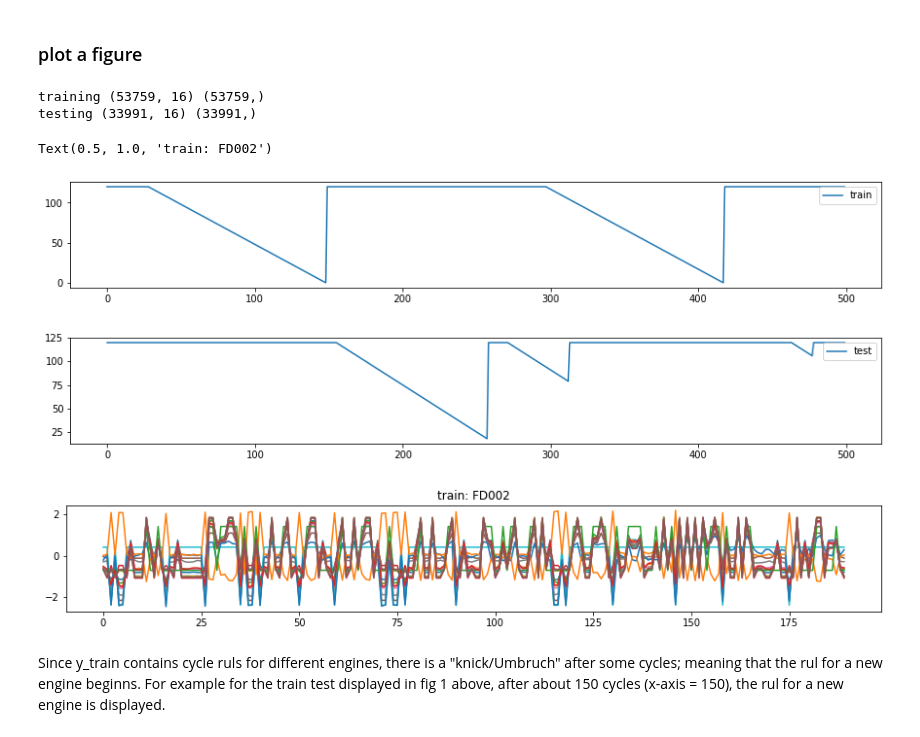
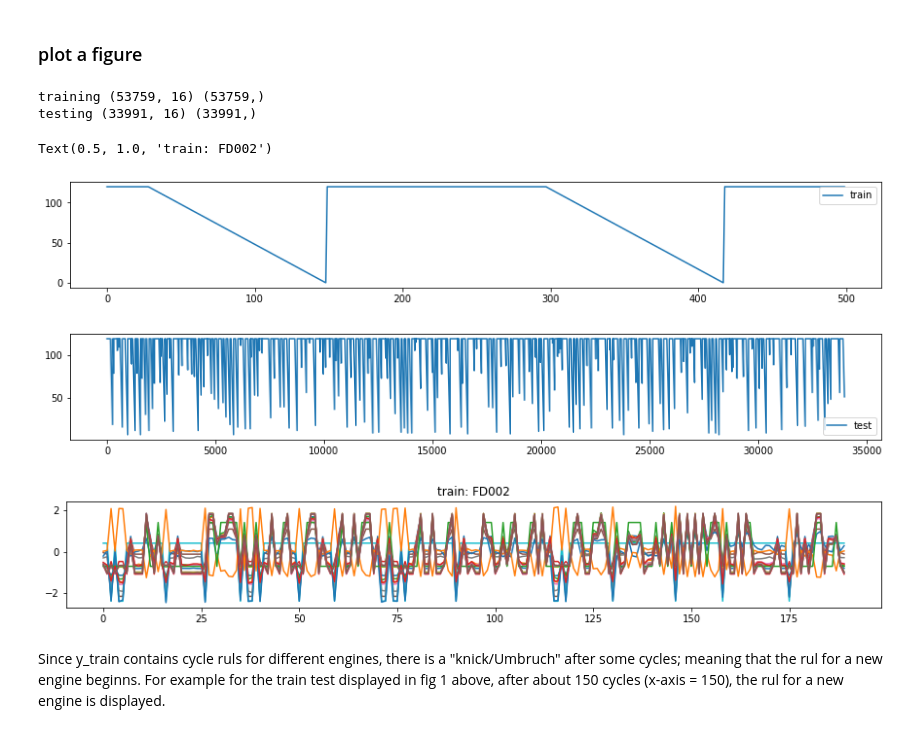
Before and after one commit to JoeZYX/AutoRUL, a Jupyter notebook: ECLSTM_RUL_estimation_tests.ipynb, the cells around one changed output. Cells and saved outputs as stored; diff of their text form; code cells hidden in the pictures.

```diff
--- a/ECLSTM_RUL_estimation_tests.ipynb
+++ b/ECLSTM_RUL_estimation_tests.ipynb
@@ -177,4 +177,4 @@ train_FD
 | 53758 | 260 | 316 | 35.00360 | 0.84000 | 100.00000 | 449.44000 | 556.64000 | 1374.61000 | 1145.52000 | 5.48000 | ... |
 53759 rows × 27 columns
 # %%
-col_to_drop = identify_and_remove_unique_columns(train_FD)
+col_to_drop = identify_and_remove_unique_columns(train_FD, rtf_id = "engine_id", cycle_column_name= "cycle")
@@ -234,34 +224,34 @@ train_FD
 # %%
 training_data = train_FD.values
 testing_data = test_FD.values
 
 x_train = training_data[:, 2:-1] # train data without "rul, engine_id, cycle" columns
 y_train = training_data[:, -1] # RUL per cycle
 print("training", x_train.shape, y_train.shape)
 
 
 x_test = testing_data[:, 2:-1]
 y_test = testing_data[:, -1]
 print("testing", x_test.shape, y_test.shape)
 
 plt.figure(figsize=(15,2))
 plt.plot(y_train[:500], label="train") # y_train[:500] contains cycle ruls for different engines
 plt.legend()
 plt.figure(figsize=(15,2))
 
-plt.plot(y_test[:500], label="test")
+plt.plot(y_test, label="test")
 plt.legend()
 plt.figure(figsize=(15,2))
 plt.plot(x_train[:190])
 plt.title("train: " + Data_id )
 
 # plt.show()
 # %% [output]
 training (53759, 16) (53759,)
 testing (33991, 16) (33991,)
 Text(0.5, 1.0, 'train: FD002')
 [figure]
-[figure, old version]
+[figure, new version]
 [figure]
 # %% [markdown]
 Since y_train contains cycle ruls for different engines, there is a "knick/Umbruch" after some cycles; meaning that the rul for a new engine beginns. For example for the train test displayed in fig 1 above, after about 150 cycles (x-axis = 150), the rul for a new engine is displayed.
```
Also changed, not shown: parts of 6 cells of this notebook, 2 other files.
